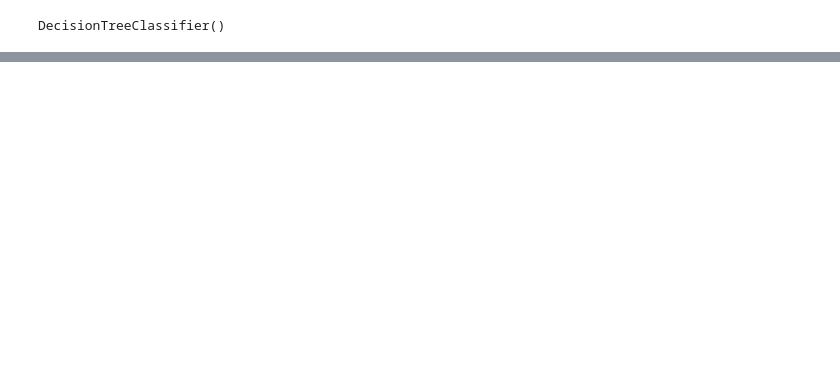
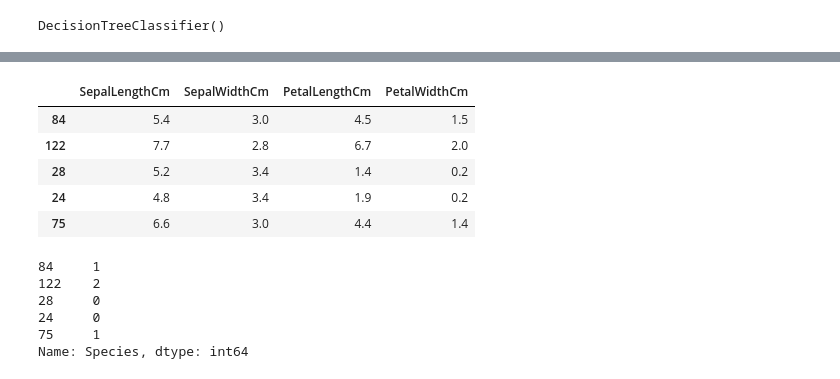
Before and after one commit to Princekrampah/ML_youtube, a Jupyter notebook: DecisionTree/Decision Tree.ipynb, the cells around one changed output, grey strips where cells are left out. Drawn from its saved outputs; the diff is of its cells as text; code cells hidden in the pictures; blank space fills up the shorter version.

```diff
--- a/DecisionTree/Decision Tree.ipynb
+++ b/DecisionTree/Decision Tree.ipynb
@@ -123,0 +174,18 @@ predictions = dtree.predict(X_test)
+# %%
+X_test.head()
+# %% [output]
+|  | SepalLengthCm | SepalWidthCm | PetalLengthCm | PetalWidthCm |
+| 84 | 5.4 | 3.0 | 4.5 | 1.5 |
+| 122 | 7.7 | 2.8 | 6.7 | 2.0 |
+| 28 | 5.2 | 3.4 | 1.4 | 0.2 |
+| 24 | 4.8 | 3.4 | 1.9 | 0.2 |
+| 75 | 6.6 | 3.0 | 4.4 | 1.4 |
+# %%
+y_test.head()
+# %% [output]
+84     1
+122    2
+28     0
+24     0
+75     1
+Name: Species, dtype: int64
```
Also changed, not shown: parts of 17 cells of this notebook.
